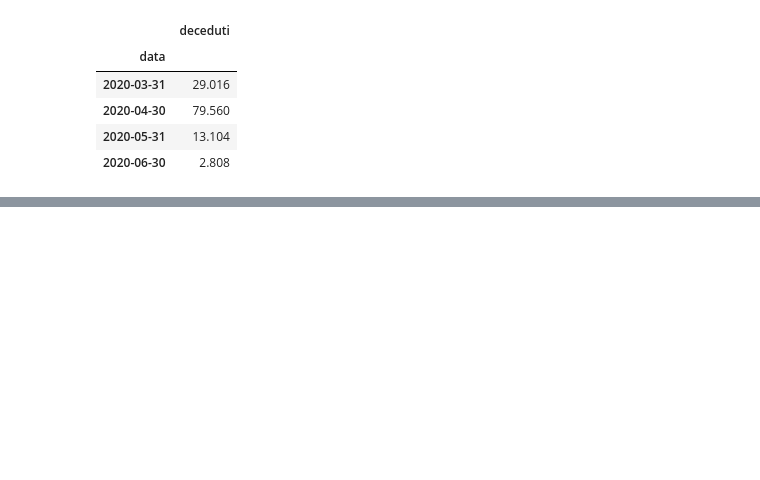
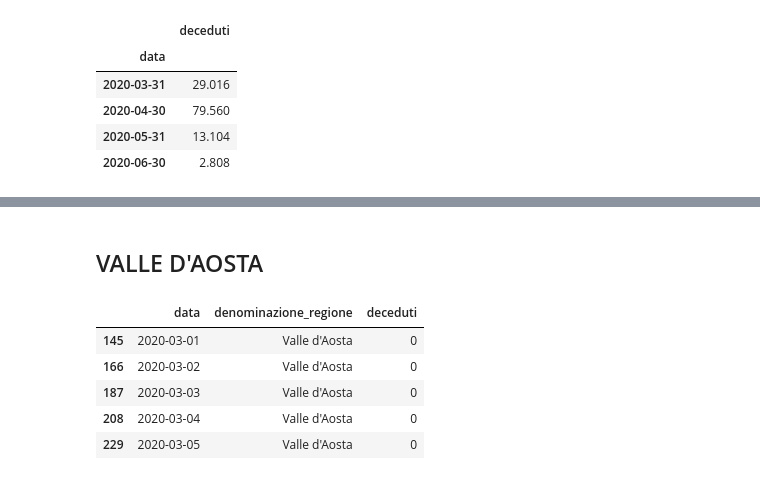
Before and after one commit to SofiaBlack/COVID-19_deaths_analysis, a Jupyter notebook: Modulo 4 - Analisi per regioni/Creazione regioni pesate.ipynb, the cells around one changed output, grey strips where cells are left out. Saved outputs shown, nothing was run; the diff lists cells and outputs as text; code cells hidden in the pictures; blank space fills up the shorter version.

```diff
--- a/Modulo 4 - Analisi per regioni/Creazione regioni pesate.ipynb
+++ b/Modulo 4 - Analisi per regioni/Creazione regioni pesate.ipynb
@@ -1277,0 +1324,12 @@ sardegna.to_csv('csv/regioni_pesate/sardegna.csv')
+# %% [markdown]
+<h2>VALLE D'AOSTA</h2>
+# %%
+valle_aosta = df[df['denominazione_regione']=="Valle d'Aosta"]
+valle_aosta.head()
+# %% [output]
+|  | data | denominazione_regione | deceduti |
+| 145 | 2020-03-01 | Valle d'Aosta | 0 |
+| 166 | 2020-03-02 | Valle d'Aosta | 0 |
+| 187 | 2020-03-03 | Valle d'Aosta | 0 |
+| 208 | 2020-03-04 | Valle d'Aosta | 0 |
+| 229 | 2020-03-05 | Valle d'Aosta | 0 |
```
Also changed, not shown: parts of 46 cells of this notebook.
